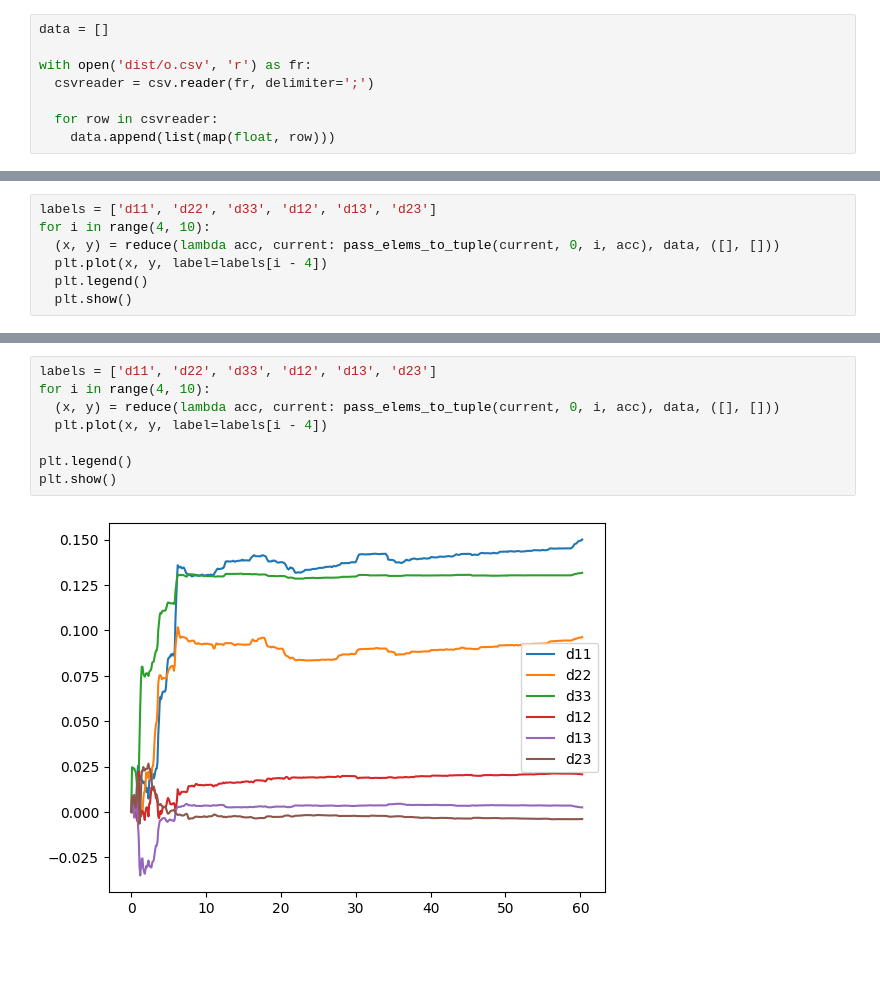
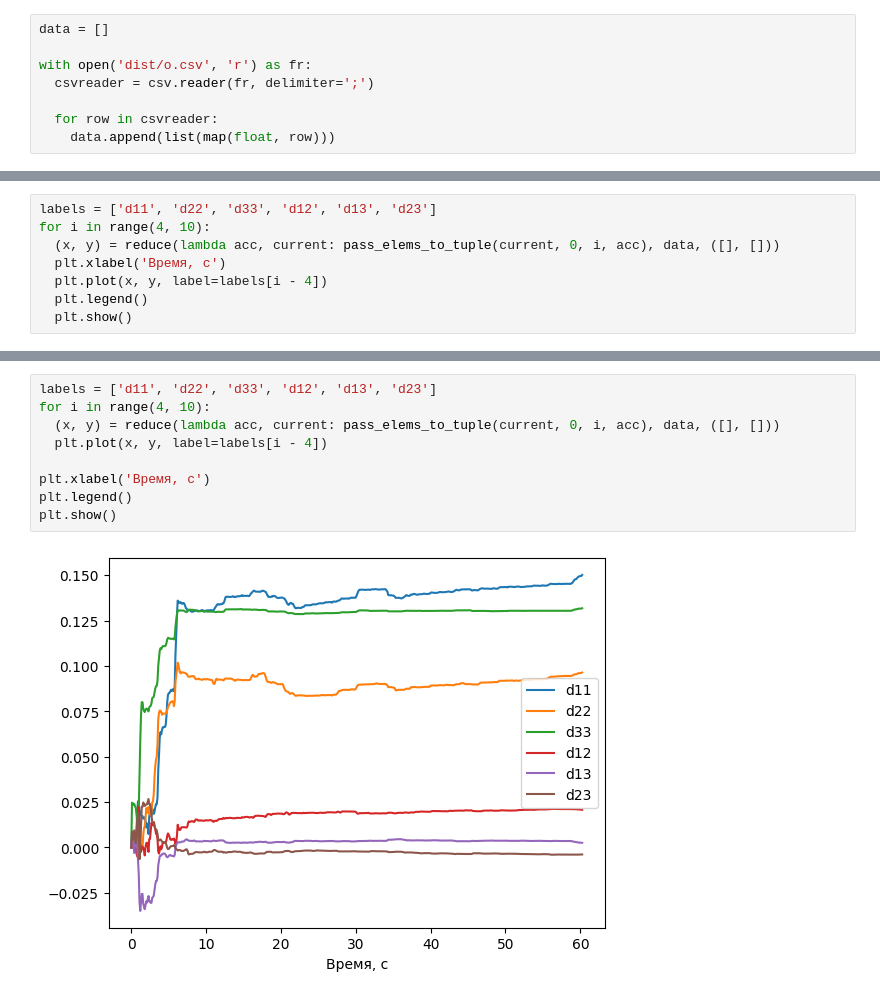
Before and after one commit to asmalcev/magnetometer, a Jupyter notebook: graphic.ipynb, the cells around one changed output, grey strips where cells are left out. Saved outputs shown, nothing was run; the diff lists cells and outputs as text; blank space fills up the shorter version.

```diff
--- a/graphic.ipynb
+++ b/graphic.ipynb
@@ -34,6 +37,7 @@ plt.show()
 labels = ['d11', 'd22', 'd33', 'd12', 'd13', 'd23']
 for i in range(4, 10):
   (x, y) = reduce(lambda acc, current: pass_elems_to_tuple(current, 0, i, acc), data, ([], []))
+  plt.xlabel('Время, с')
   plt.plot(x, y, label=labels[i - 4])
   plt.legend()
   plt.show()
@@ -47,10 +51,11 @@ for i in range(4, 10):
 # %%
 labels = ['d11', 'd22', 'd33', 'd12', 'd13', 'd23']
 for i in range(4, 10):
   (x, y) = reduce(lambda acc, current: pass_elems_to_tuple(current, 0, i, acc), data, ([], []))
   plt.plot(x, y, label=labels[i - 4])
 
+plt.xlabel('Время, с')
 plt.legend()
 plt.show()
 # %% [output]
-[figure, old version]
+[figure, new version]
```
Also changed, not shown: parts of 2 cells of this notebook, 1 other file.
